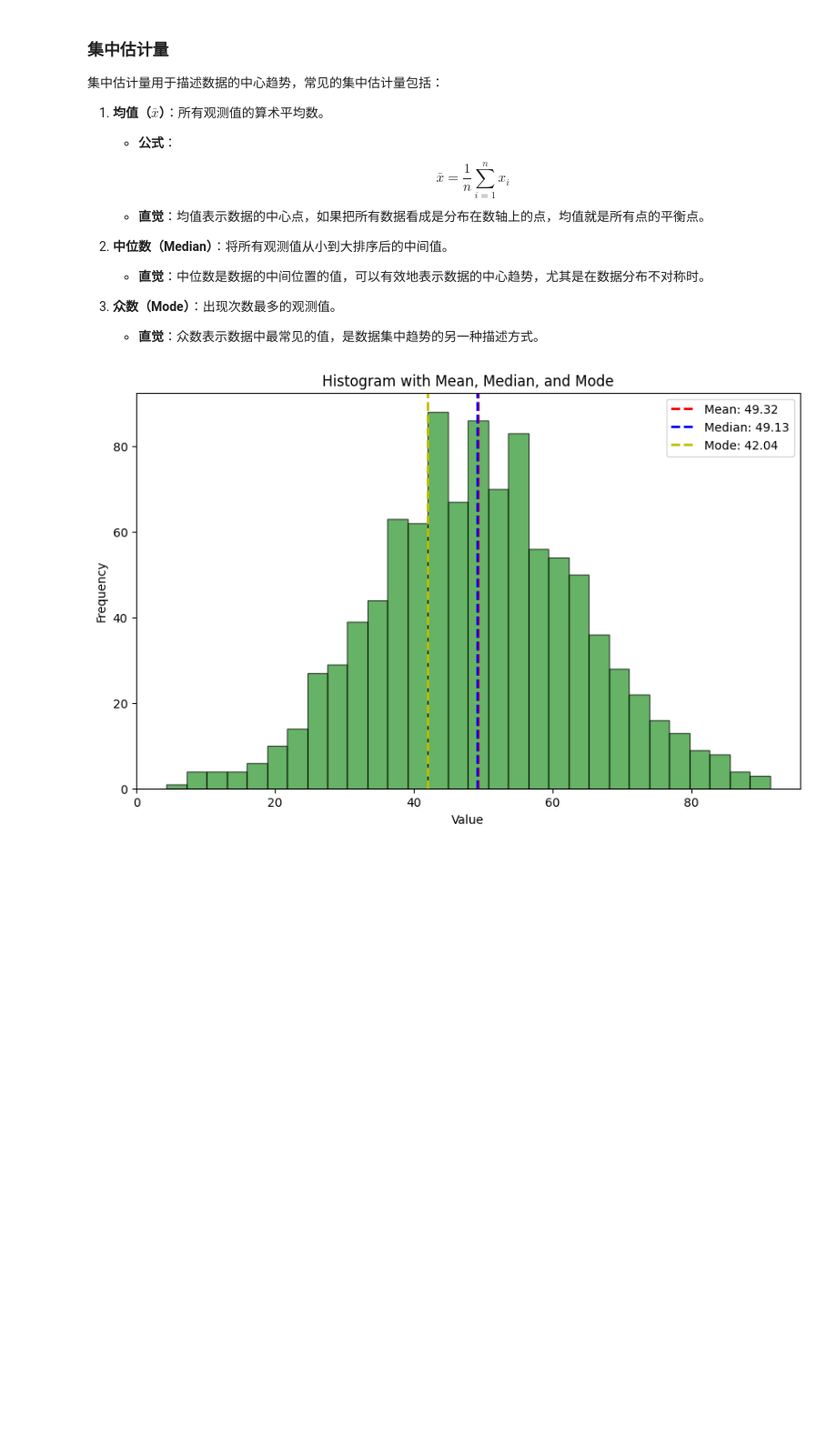
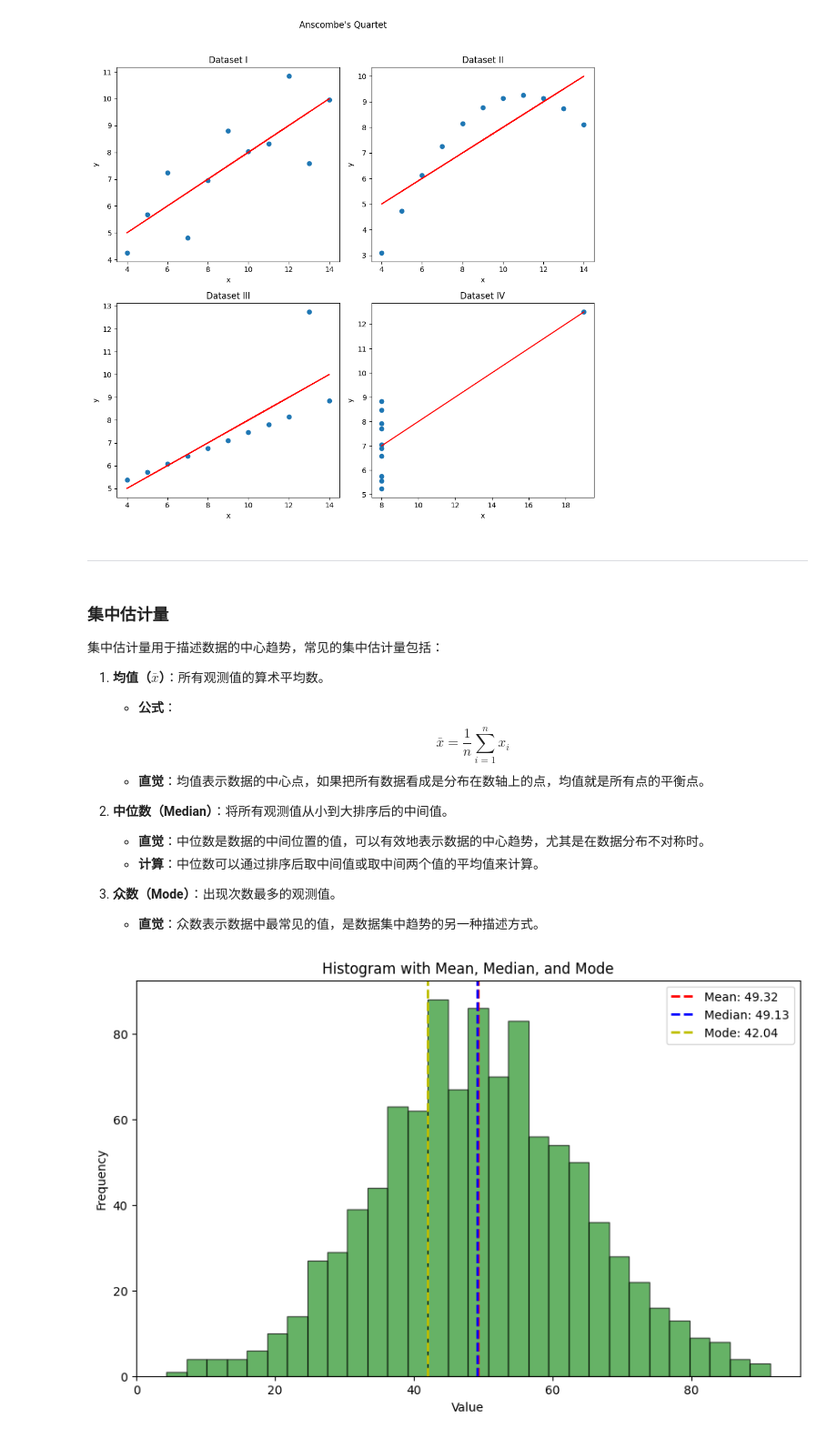
Before and after one commit to TomYU2023/0-1AI, a Jupyter notebook: AI(python)/统计学基础/04估计量.ipynb, the cells around one changed output. Shown: that part at 91% size. Drawn from its saved outputs; the diff is of its cells as text; code cells hidden in the pictures; blank space fills up the shorter version.

```diff
--- a/AI(python)/统计学基础/04估计量.ipynb
+++ b/AI(python)/统计学基础/04估计量.ipynb
@@ -1,3 +155,49 @@
+# %%
+import matplotlib.pyplot as plt
+import pandas as pd
+import numpy as np
+
+# Define the datasets
+data = {
+    'I': {
+        'x': [10, 8, 13, 9, 11, 14, 6, 4, 12, 7, 5],
+        'y': [8.04, 6.95, 7.58, 8.81, 8.33, 9.96, 7.24, 4.26, 10.84, 4.82, 5.68]
+    },
+    'II': {
+        'x': [10, 8, 13, 9, 11, 14, 6, 4, 12, 7, 5],
+        'y': [9.14, 8.14, 8.74, 8.77, 9.26, 8.10, 6.13, 3.10, 9.13, 7.26, 4.74]
+    },
+    'III': {
+        'x': [10, 8, 13, 9, 11, 14, 6, 4, 12, 7, 5],
+        'y': [7.46, 6.77, 12.74, 7.11, 7.81, 8.84, 6.08, 5.39, 8.15, 6.42, 5.73]
+    },
+    'IV': {
+        'x': [8, 8, 8, 8, 8, 8, 8, 8, 8, 8, 19],
+        'y': [6.58, 5.76, 7.71, 8.84, 8.47, 7.04, 5.25, 5.56, 7.91, 6.89, 12.50]
+    }
+}
+
+# Create a subplot for each dataset
+fig, axs = plt.subplots(2, 2, figsize=(10, 10))
+fig.suptitle('Anscombe\'s Quartet')
+
+# Plot each dataset
+for i, (key, dataset) in enumerate(data.items()):
+    ax = axs[i//2, i%2]
+    ax.scatter(dataset['x'], dataset['y'])
+    ax.set_title(f'Dataset {key}')
+    ax.set_xlabel('x')
+    ax.set_ylabel('y')
+    # Fit and plot a linear regression line
+    m, b = np.polyfit(dataset['x'], dataset['y'], 1)
+    ax.plot(dataset['x'], [m*x + b for x in dataset['x']], color='red')
+
+plt.tight_layout(rect=[0, 0, 1, 0.96])
+plt.show()
+# %% [output]
+[figure, added]
+# %% [markdown]
+---
 # %% [markdown]
 ### 集中估计量
 
@@ -9,6 +209,7 @@
 
 2. **中位数（Median）**：将所有观测值从小到大排序后的中间值。
    - **直觉**：中位数是数据的中间位置的值，可以有效地表示数据的中心趋势，尤其是在数据分布不对称时。
+   - **计算**：中位数可以通过排序后取中间值或取中间两个值的平均值来计算。
 
 3. **众数（Mode）**：出现次数最多的观测值。
    - **直觉**：众数表示数据中最常见的值，是数据集中趋势的另一种描述方式。
```
Also changed, not shown: parts of 7 cells of this notebook, 2 other files.
